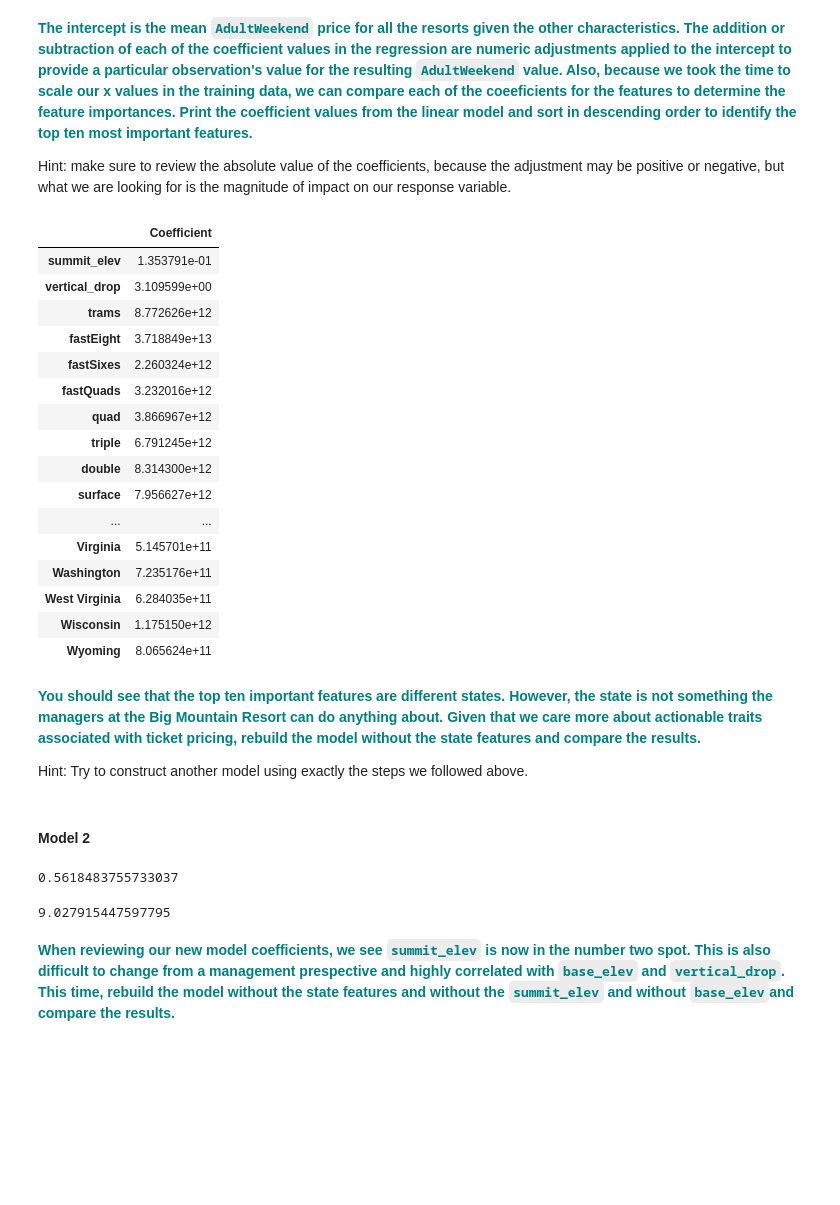
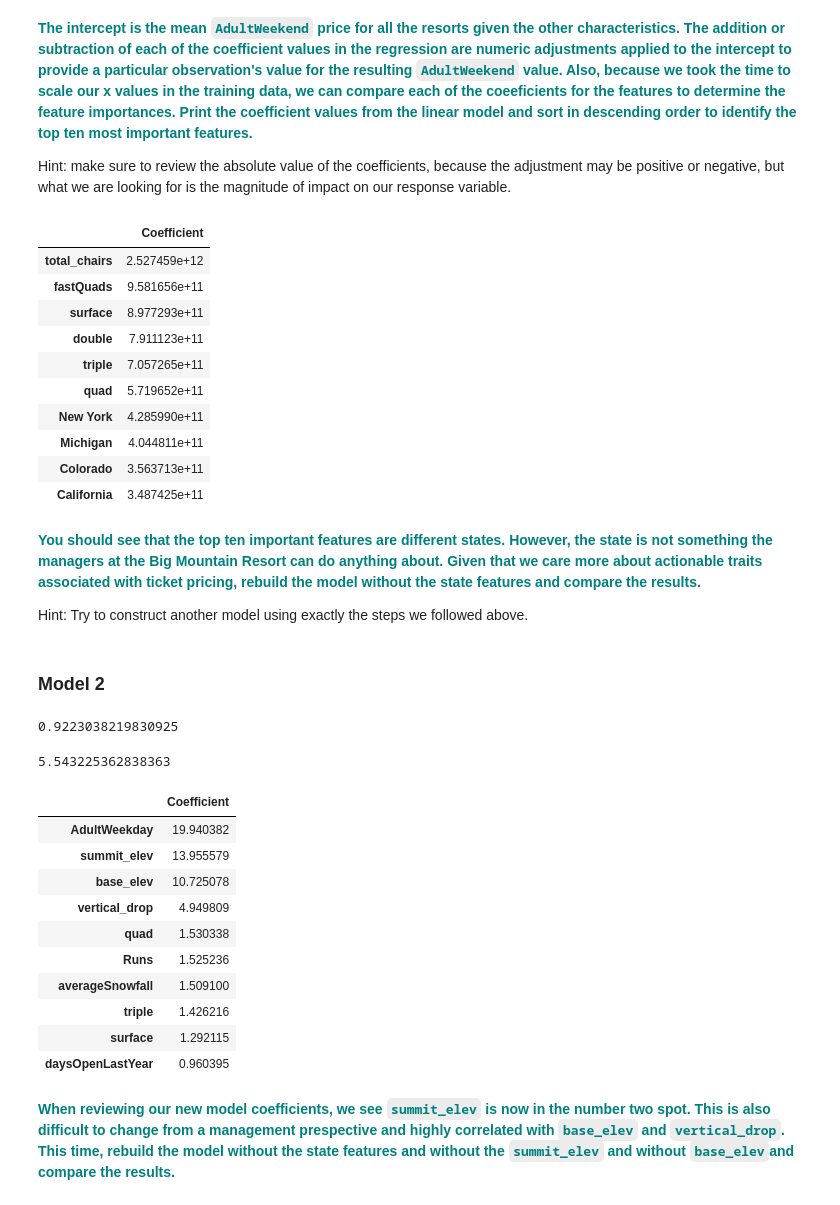
Before and after one commit to asaadkhattab/GuidedCapstone-BigMountainResort, a Jupyter notebook: Step4-5Modeling.ipynb, the cells around one changed output. Cells and saved outputs as stored; diff of their text form; code cells hidden in the pictures; blank space fills up the shorter version.

Commit message:
added 3 models

```diff
--- a/Step4-5Modeling.ipynb
+++ b/Step4-5Modeling.ipynb
@@ -63,6 +63,3 @@ df.head()
 **<font color='teal'> Create dummy variables for `state`. Add the dummies back to the dataframe and remove the original column for `state`. </font>**
 
 Hint: you can see an example of how to execute this in Aiden's article on preprocessing [here](https://medium.com/@aiden.dataminer/the-data-science-method-dsm-pre-processing-and-training-data-development-fd2d75182967).
-# %%
-dfo = df['state'] # select object type columns
-df = pd.concat([df.drop('state', axis=1), pd.get_dummies(dfo)], axis=1)
@@ -80,0 +66,4 @@ df.head()
+# %%
+df = pd.concat([df, pd.get_dummies(df['state'])], axis=1).drop(['state'], axis =1)
+print(df.shape)
+df.head()
@@ -200,43 +203,24 @@ print(model.intercept_)
 Hint: make sure to review the absolute value of the coefficients, because the adjustment may be positive or negative, but what we are looking for is the magnitude of impact on our response variable.
 # %%
 # You might want to make a pandas DataFrame displaying the coefficients for each state like so:
-pd.DataFrame(abs(lm.coef_), X.columns, columns=['Coefficient'])
+
+coeff_df = pd.DataFrame(abs(lm.coef_), X.columns, columns=['Coefficient'])
+coeff_df.sort_values(by=['Coefficient'],ascending=False).head(10)
 # %% [output]
 |  | Coefficient |
-| summit_elev | 1.353791e-01 |
-| vertical_drop | 3.109599e+00 |
-| trams | 8.772626e+12 |
-| fastEight | 3.718849e+13 |
-| fastSixes | 2.260324e+12 |
-| fastQuads | 3.232016e+12 |
-| quad | 3.866967e+12 |
-| triple | 6.791245e+12 |
-| double | 8.314300e+12 |
-| surface | 7.956627e+12 |
-| ... | ... |
-| Virginia | 5.145701e+11 |
-| Washington | 7.235176e+11 |
-| West Virginia | 6.284035e+11 |
-| Wisconsin | 1.175150e+12 |
-| Wyoming | 8.065624e+11 |
+| total_chairs | 2.527459e+12 |
+| fastQuads | 9.581656e+11 |
+| surface | 8.977293e+11 |
+| double | 7.911123e+11 |
+| triple | 7.057265e+11 |
+| quad | 5.719652e+11 |
+| New York | 4.285990e+11 |
+| Michigan | 4.044811e+11 |
+| Colorado | 3.563713e+11 |
+| California | 3.487425e+11 |
 # %% [markdown]
 **<font color='teal'>You should see that the top ten important features are different states. However, the state is not something the managers at the Big Mountain Resort can do anything about. Given that we care more about actionable traits associated with ticket pricing, rebuild the model without the state features and compare the results. </font>**
 
 Hint: Try to construct another model using exactly the steps we followed above.
 # %% [markdown]
-#### Model 2
+### Model 2
-# %%
-from sklearn.ensemble import RandomForestRegressor
-regressor = RandomForestRegressor(random_state=0, n_estimators=200)
-regressor.fit(X_train, y_train)
-regressor.score(X_test, y_test)
-# %% [output]
-0.5618483755733037
-# %%
-y_pred = regressor.predict(X_test)
-from sklearn.metrics import mean_squared_error
-from math import sqrt
-rmse = sqrt(mean_squared_error(y_test, y_pred))
-rmse
-# %% [output]
-9.027915447597795
@@ -243,3 +239,27 @@ rmse
+# %%
+lm = linear_model.LinearRegression()
+model = lm.fit(X_train,y_train)
+y_pred = model.predict(X_test)
+print(explained_variance_score(y_test, y_pred))
+mean_absolute_error(y_test, y_pred)
+# %% [output]
+0.9223038219830925
+5.543225362838363
+# %%
+coeff_df = pd.DataFrame(abs(lm.coef_), X.columns, columns=['Coefficient'])
+coeff_df.sort_values(by=['Coefficient'],ascending=False).head(10)
+# %% [output]
+|  | Coefficient |
+| AdultWeekday | 19.940382 |
+| summit_elev | 13.955579 |
+| base_elev | 10.725078 |
+| vertical_drop | 4.949809 |
+| quad | 1.530338 |
+| Runs | 1.525236 |
+| averageSnowfall | 1.509100 |
+| triple | 1.426216 |
+| surface | 1.292115 |
+| daysOpenLastYear | 0.960395 |
 # %% [markdown]
 **<font color='teal'> When reviewing our new model coefficients, we see `summit_elev` is now in the number two spot. This is also difficult to change from a management prespective and highly correlated with `base_elev` and `vertical_drop`.  This time, rebuild the model without the state features and without the `summit_elev` and without `base_elev`and compare the results. </font>**
 # %% [markdown]
```
Also changed, not shown: parts of 17 cells of this notebook, 2 other files.
